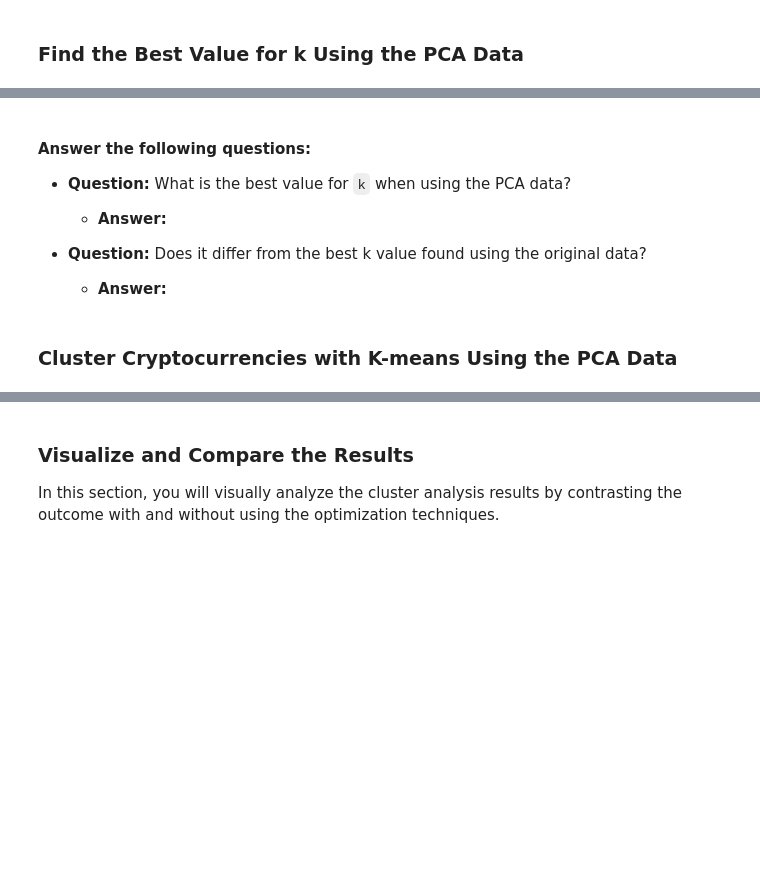
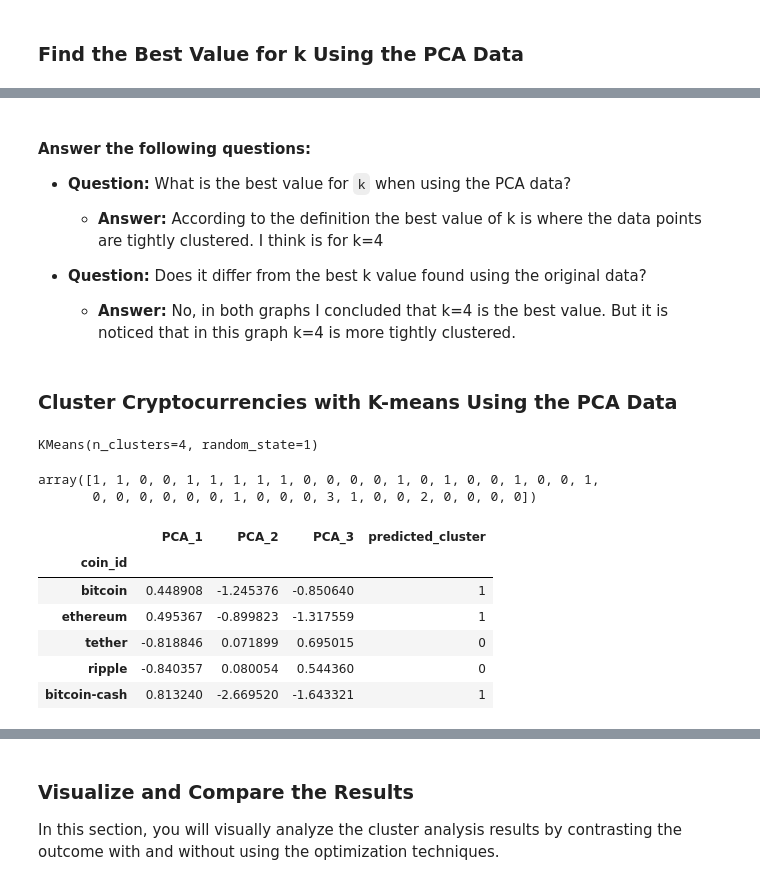
Before and after one commit to jfm0570/CryptoClustering, a Jupyter notebook: Crypto_Clustering.ipynb, the cells around one changed output, grey strips where cells are left out. Saved outputs shown, nothing was run; the diff lists cells and outputs as text; code cells hidden in the pictures; blank space fills up the shorter version.

```diff
--- a/Crypto_Clustering.ipynb
+++ b/Crypto_Clustering.ipynb
@@ -223,11 +269,16 @@ elbow_dataframe.hvplot.line(
 # %%
 # Create an empty list to store the inertia values
-
+inertia_val2 = []
 
 # Create a for loop to compute the inertia with each possible value of k
 # Inside the loop:
 # 1. Create a KMeans model using the loop counter for the n_clusters
 # 2. Fit the model to the data using `df_market_data_pca`
 # 3. Append the model.inertia_ to the inertia list
+
+for i in k_val2:
+    k_model2 = KMeans(n_clusters=i, random_state=1)
+    k_model2.fit(cluster_PCA_df)
+    inertia_val2.append(k_model2.inertia_)
 # %%
 # Create a dictionary with the data to plot the Elbow curve
@@ -241,30 +310,50 @@ elbow_dataframe.hvplot.line(
 
 * **Question:** What is the best value for `k` when using the PCA data?
 
-  * **Answer:**
+  * **Answer:** According to the definition the best value of k is where the data points are tightly clustered. I think is for k=4
 
 
 * **Question:** Does it differ from the best k value found using the original data?
 
-  * **Answer:**
+  * **Answer:** No, in both graphs I concluded that k=4 is the best value. But it is noticed that in this graph k=4 is more tightly clustered.
 # %% [markdown]
 ### Cluster Cryptocurrencies with K-means Using the PCA Data
 # %%
 # Initialize the K-Means model using the best value for k
+k_model2 = KMeans(n_clusters=4, random_state=1)
 # %%
 # Fit the K-Means model using the PCA data
+k_model2.fit(cluster_PCA_df)
+# %% [output]
+KMeans(n_clusters=4, random_state=1)
 # %%
 # Predict the clusters to group the cryptocurrencies using the PCA data
+cluster_val2 = k_model2.predict(cluster_PCA_df)
 
 # Print the resulting array of cluster values.
+cluster_val2
+# %% [output]
+array([1, 1, 0, 0, 1, 1, 1, 1, 1, 0, 0, 0, 0, 1, 0, 1, 0, 0, 1, 0, 0, 1,
+       0, 0, 0, 0, 0, 0, 1, 0, 0, 0, 3, 1, 0, 0, 2, 0, 0, 0, 0])
 # %%
 # Create a copy of the DataFrame with the PCA data
-
+# Create a copy of the DataFrame
+cluster_PCA_df_copy = cluster_PCA_df.copy()
+#cluster_PCA_df_copy.head()
 
 # Add a new column to the DataFrame with the predicted clusters
-
+cluster_PCA_df_copy['predicted_cluster'] = cluster_val2
 
 # Display sample data
+cluster_PCA_df_copy.head()
+# %% [output]
+|  | PCA_1 | PCA_2 | PCA_3 | predicted_cluster |
+| coin_id |  |  |  |  |
+| bitcoin | 0.448908 | -1.245376 | -0.850640 | 1 |
+| ethereum | 0.495367 | -0.899823 | -1.317559 | 1 |
+| tether | -0.818846 | 0.071899 | 0.695015 | 0 |
+| ripple | -0.840357 | 0.080054 | 0.544360 | 0 |
+| bitcoin-cash | 0.813240 | -2.669520 | -1.643321 | 1 |
 # %%
 # Create a scatter plot using hvPlot by setting
 # `x="PC1"` and `y="PC2"`.
```
Also changed, not shown: parts of 23 cells of this notebook, 1 other file.
